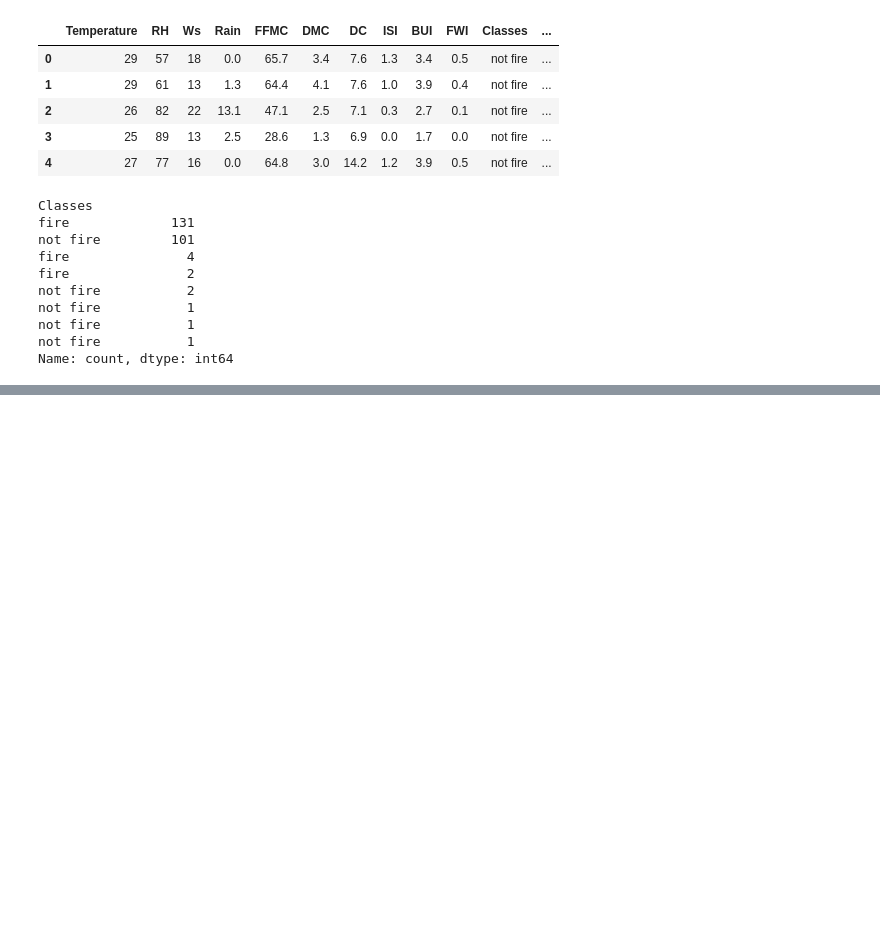
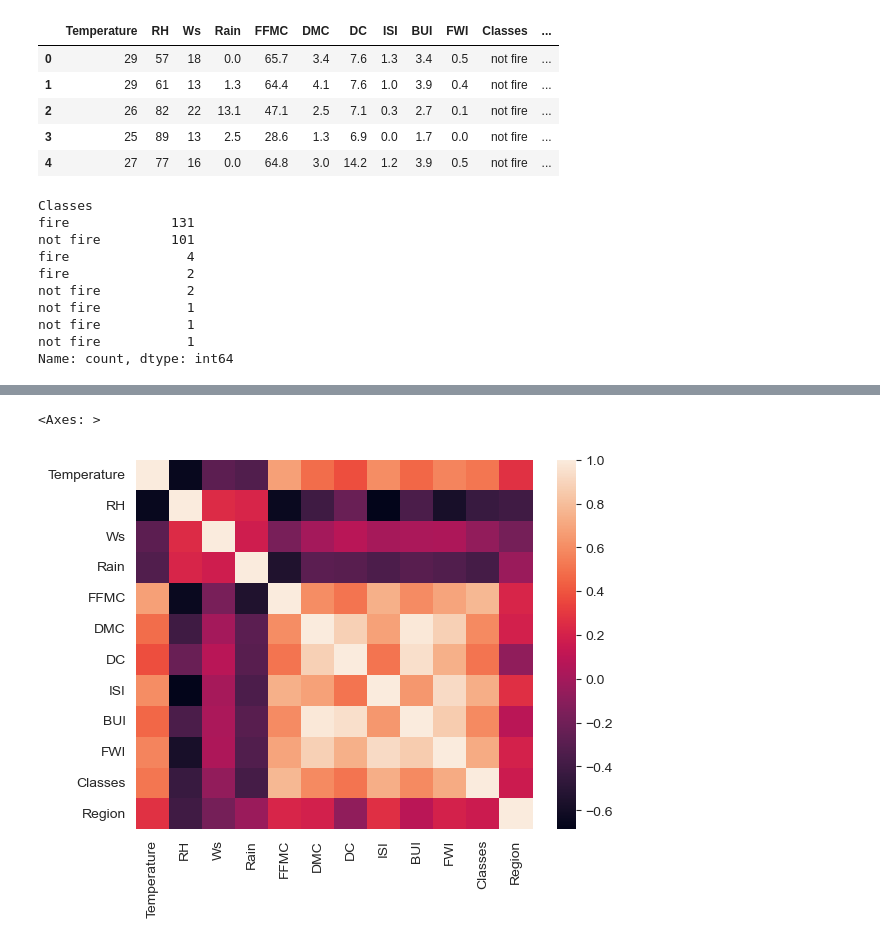
Before and after one commit to snigdhaydv27/Ridge_Lasso_Elastic, a Jupyter notebook: myCode.ipynb, the cells around one changed output, grey strips where cells are left out. Cells and saved outputs as stored; diff of their text form; code cells hidden in the pictures; blank space fills up the shorter version.

```diff
--- a/myCode.ipynb
+++ b/myCode.ipynb
@@ -226,0 +260,5 @@ df.head()
+# %%
+sns.heatmap(df_copy.corr())
+# %% [output]
+<Axes: >
+[figure, added]
```
Also changed, not shown: parts of 33 cells of this notebook.
